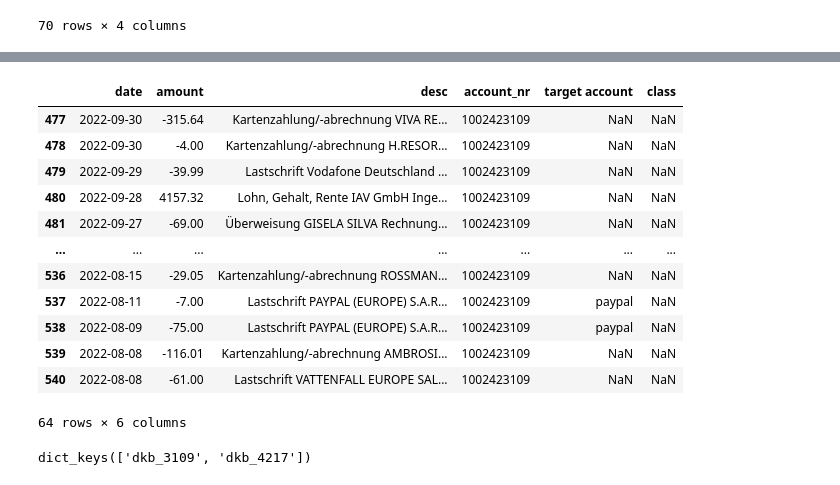
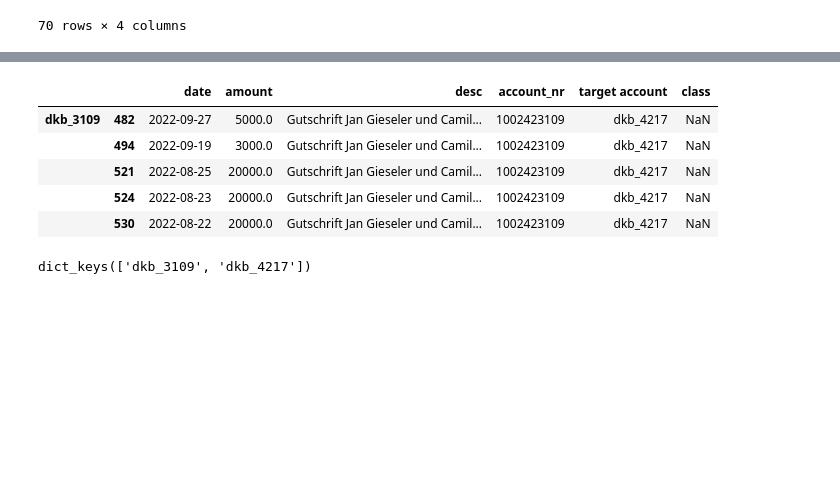
Before and after one commit to JanGieseler/BankClassify, a Jupyter notebook: notebooks/add_data.ipynb, the cells around one changed output, grey strips where cells are left out. Saved outputs shown, nothing was run; the diff lists cells and outputs as text; code cells hidden in the pictures; blank space fills up the shorter version.

```diff
--- a/notebooks/add_data.ipynb
+++ b/notebooks/add_data.ipynb
@@ -121,19 +138,14 @@ DEBUG:root:assigning 2 entries to paypal
+# %%
+df_update[~df_update['target account'].isna()]
+# %% [output]
+|  |  | date | amount | desc | account_nr | target account | class |
+| dkb_3109 | 482 | 2022-09-27 | 5000.0 | Gutschrift Jan Gieseler und Camil... | 1002423109 | dkb_4217 | NaN |
+|  | 494 | 2022-09-19 | 3000.0 | Gutschrift Jan Gieseler und Camil... | 1002423109 | dkb_4217 | NaN |
+|  | 521 | 2022-08-25 | 20000.0 | Gutschrift Jan Gieseler und Camil... | 1002423109 | dkb_4217 | NaN |
+|  | 524 | 2022-08-23 | 20000.0 | Gutschrift Jan Gieseler und Camil... | 1002423109 | dkb_4217 | NaN |
+|  | 530 | 2022-08-22 | 20000.0 | Gutschrift Jan Gieseler und Camil... | 1002423109 | dkb_4217 | NaN |
 # %%
-df_update.loc['dkb_3109']
+# df_update.loc['dkb_3109']
-# %% [output]
-|  | date | amount | desc | account_nr | target account | class |
-| 477 | 2022-09-30 | -315.64 | Kartenzahlung/-abrechnung VIVA RE... | 1002423109 | NaN | NaN |
-| 478 | 2022-09-30 | -4.00 | Kartenzahlung/-abrechnung H.RESOR... | 1002423109 | NaN | NaN |
-| 479 | 2022-09-29 | -39.99 | Lastschrift Vodafone Deutschland ... | 1002423109 | NaN | NaN |
-| 480 | 2022-09-28 | 4157.32 | Lohn, Gehalt, Rente IAV GmbH Inge... | 1002423109 | NaN | NaN |
-| 481 | 2022-09-27 | -69.00 | Überweisung GISELA SILVA Rechnung... | 1002423109 | NaN | NaN |
-| ... | ... | ... | ... | ... | ... | ... |
-| 536 | 2022-08-15 | -29.05 | Kartenzahlung/-abrechnung ROSSMAN... | 1002423109 | NaN | NaN |
-| 537 | 2022-08-11 | -7.00 | Lastschrift PAYPAL (EUROPE) S.A.R... | 1002423109 | paypal | NaN |
-| 538 | 2022-08-09 | -75.00 | Lastschrift PAYPAL (EUROPE) S.A.R... | 1002423109 | paypal | NaN |
-| 539 | 2022-08-08 | -116.01 | Kartenzahlung/-abrechnung AMBROSI... | 1002423109 | NaN | NaN |
-| 540 | 2022-08-08 | -61.00 | Lastschrift VATTENFALL EUROPE SAL... | 1002423109 | NaN | NaN |
-64 rows × 6 columns
 # %%
 bc.data.keys()
 # %% [output]
```
Also changed, not shown: parts of 19 cells of this notebook, 3 other files.
